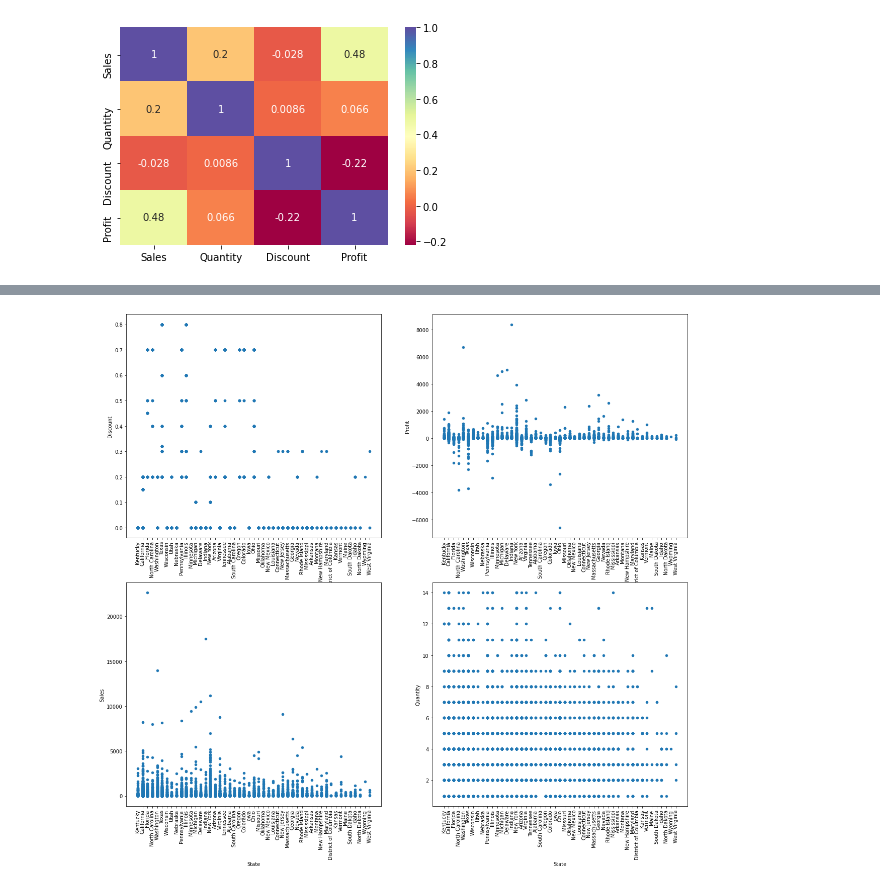
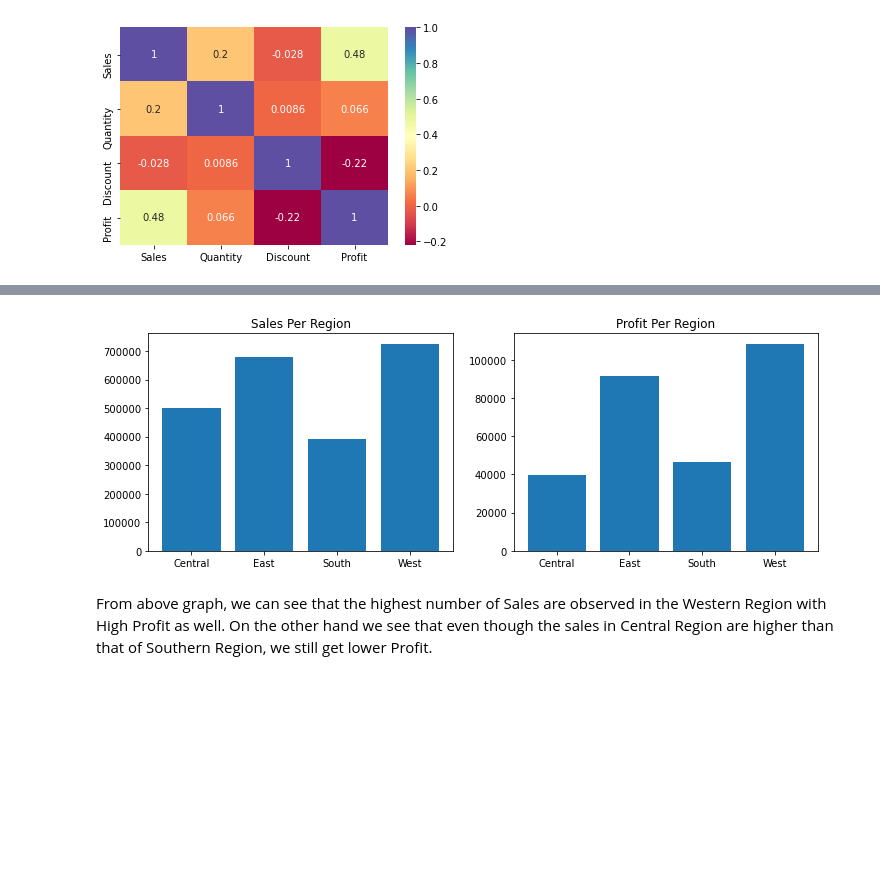
Before and after one commit to Hassan-Farid/GRIP-Internship-Tasks-, a Jupyter notebook: Retail EDA.ipynb, the cells around one changed output, grey strips where cells are left out. Cells and saved outputs as stored; diff of their text form; code cells hidden in the pictures; blank space fills up the shorter version.

```diff
--- a/Retail EDA.ipynb
+++ b/Retail EDA.ipynb
@@ -251,5 +208,0 @@ Name: State, dtype: int64
-# %%
-#Viewing relation of states with numerical attributes
-plot_relations("State", 90)
-# %% [output]
-[figure, removed]
@@ -258,0 +209,16 @@ state_profits = data_df.groupby(['State'])['Profit'].sum()
+# %%
+sales_per_region = data_df.groupby(["Region"])["Sales"].sum()
+profit_per_region = data_df.groupby(["Region"])["Profit"].sum()
+
+
+fig, axs = plt.subplots(1,2, figsize=(12,4))
+axs[0].bar(list(sales_per_region.index), sales_per_region)
+axs[1].bar(list(profit_per_region.index), profit_per_region)
+
+axs[0].title.set_text("Sales Per Region")
+axs[1].title.set_text("Profit Per Region")
+plt.show()
+# %% [output]
+[figure, added]
+# %% [markdown]
+From above graph, we can see that the highest number of Sales are observed in the Western Region with High Profit as well. On the other hand we see that even though the sales in Central Region are higher than that of Southern Region, we still get lower Profit.
```
Also changed, not shown: parts of 25 cells of this notebook.
